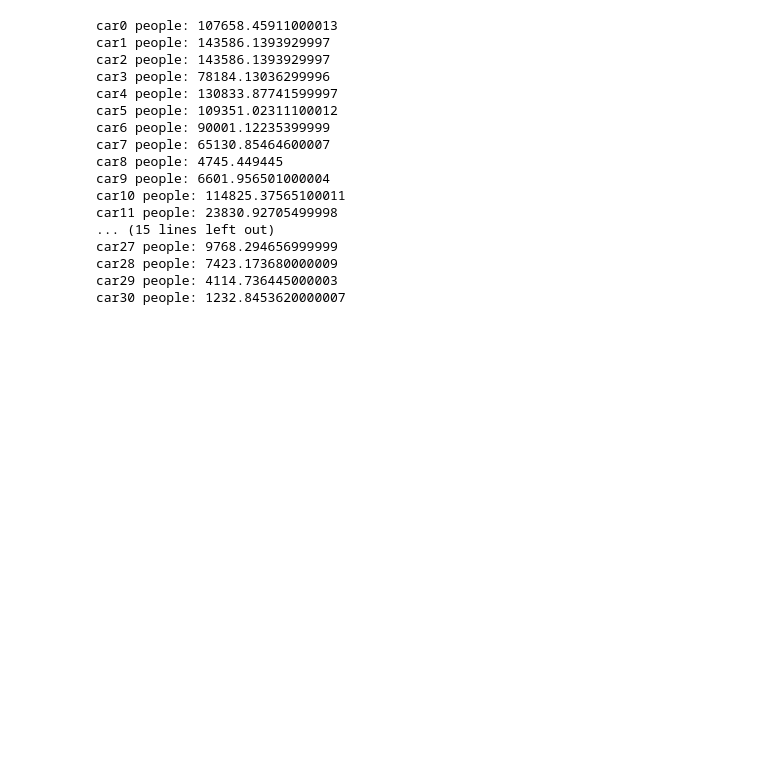
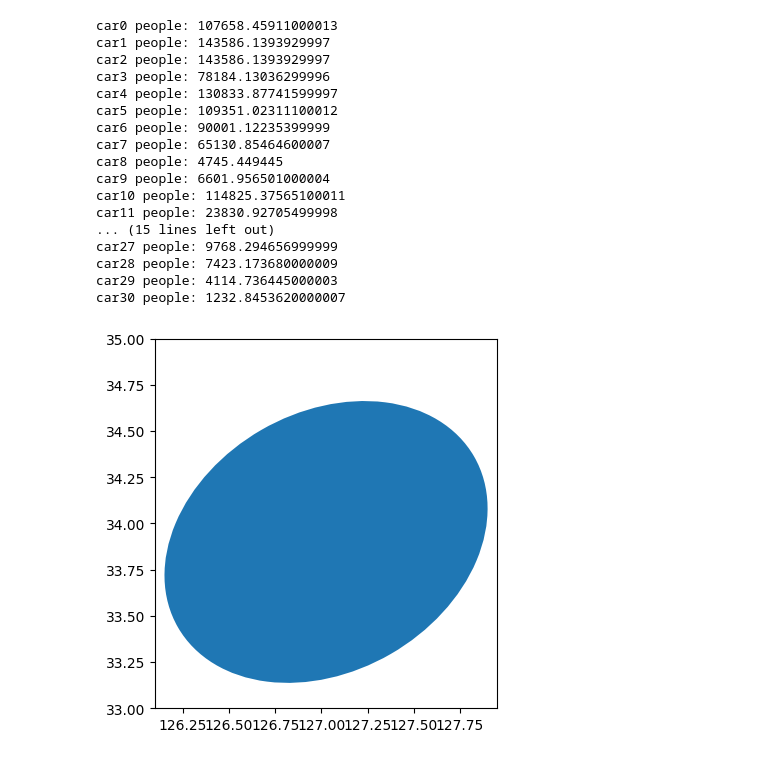
Before and after one commit to DongmyeongBack/road_network, a Jupyter notebook: 119_append.ipynb, the cells around one changed output. Cells and saved outputs as stored; diff of their text form; code cells hidden in the pictures; blank space fills up the shorter version.

Commit message:
simulation finish, random graph

```diff
--- a/119_append.ipynb
+++ b/119_append.ipynb
@@ -151,3 +153,37 @@ car27 people: 9768.294656999999
 car28 people: 7423.173680000009
 car29 people: 4114.736445000003
 car30 people: 1232.8453620000007
+# %%
+import matplotlib.pyplot as plt
+from matplotlib.patches import Ellipse
+
+jeju_bounds = {
+    'min_lat': 33.2,  # 최소 위도
+    'max_lat': 34.6,  # 최대 위도
+    'min_lon': 126.1,  # 최소 경도
+    'max_lon': 127.95   # 최대 경도
+}
+
+# 제주도 중심에 기울어진 타원의 속성 설정
+center_lat = (jeju_bounds['min_lat'] + jeju_bounds['max_lat']) / 2
+center_lon = (jeju_bounds['min_lon'] + jeju_bounds['max_lon']) / 2
+ellipse_width = jeju_bounds['max_lon'] - jeju_bounds['min_lon']
+ellipse_height = jeju_bounds['max_lat'] - jeju_bounds['min_lat']
+ellipse_angle = 15  # 타원의 기울기 설정
+
+ellipse = Ellipse((center_lon, center_lat), width=ellipse_width, height=ellipse_height, angle=ellipse_angle)
+
+# 그래프 생성
+fig, ax = plt.subplots()
+
+# 타원 추가
+ax.add_patch(ellipse)
+ax.set_xlim(jeju_bounds['min_lon'], jeju_bounds['max_lon'])  # x축 범위 설정
+ax.set_ylim(33, 35)  # y축 범위 설정
+ax.set_aspect('equal')  # x축과 y축의 스케일을 동일하게 설정하여 원형태 유지
+
+# 그래프 출력
+plt.savefig('ellipse.png')
+plt.show()
+# %% [output]
+[figure, added]
```
Also changed, not shown: parts of 1 cell of this notebook, 3 other files.
